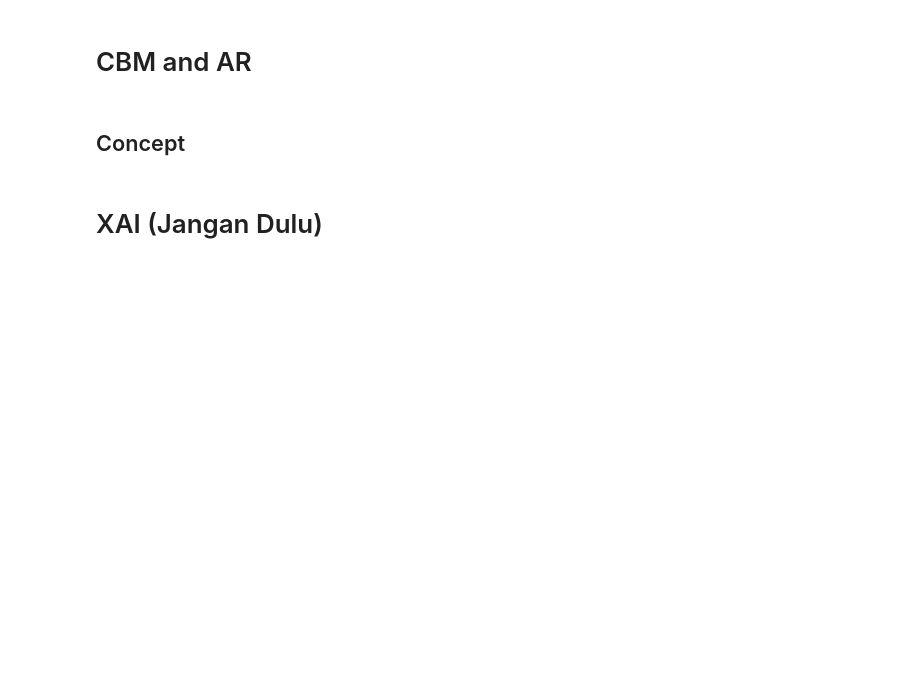
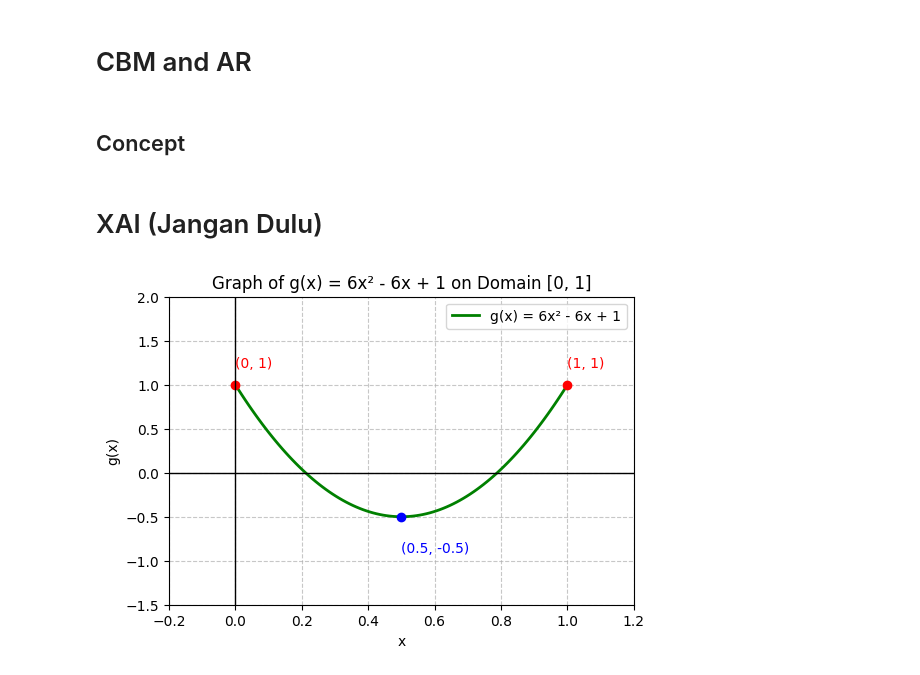
Before and after one commit to akhyaruu/pediatric-fusion, a Jupyter notebook: pediatric-appendicitis.ipynb, the cells around one changed output. Saved outputs shown, nothing was run; the diff lists cells and outputs as text; code cells hidden in the pictures; blank space fills up the shorter version.

Commit message:
Kaggle Notebook | Pediatric Appendicitis | Version 41

```diff
--- a/pediatric-appendicitis.ipynb
+++ b/pediatric-appendicitis.ipynb
@@ -1194,3 +1223,47 @@ print("\n✅ KODE MULTI-TASK (CBM + AR) BERFUNGSI DENGAN BAIK!")
 # # Plot Waterfall
 # shap.initjs()
 # shap.plots.waterfall(explanation)
+# %%
+import numpy as np
+import matplotlib.pyplot as plt
+
+# Define the function g(x)
+def g(x):
+    return 6*x**2 - 6*x + 1
+
+# Create x values from 0 to 1
+x_vals = np.linspace(0, 1, 100)
+y_vals = g(x_vals)
+
+# Create the plot
+plt.figure(figsize=(6, 4))
+plt.plot(x_vals, y_vals, label='g(x) = 6x² - 6x + 1', color='green', linewidth=2)
+
+# Mark the key points
+plt.plot(0, g(0), 'ro')         # (0, 1)
+plt.plot(1, g(1), 'ro')         # (1, 1)
+plt.plot(0.5, g(0.5), 'bo')     # Vertex (0.5, -0.5)
+
+# Annotations
+plt.text(0, 1.2, '(0, 1)', fontsize=10, color='red')
+plt.text(1, 1.2, '(1, 1)', fontsize=10, color='red')
+plt.text(0.5, -0.9, '(0.5, -0.5)', fontsize=10, color='blue')
+
+# Axes settings
+plt.xlim(-0.2, 1.2)
+plt.ylim(-1.5, 2)
+plt.axhline(0, color='black', linewidth=1)
+plt.axvline(0, color='black', linewidth=1)
+plt.grid(True, linestyle='--', alpha=0.7)
+plt.xlabel('x')
+plt.ylabel('g(x)')
+plt.title('Graph of g(x) = 6x² - 6x + 1 on Domain [0, 1]')
+plt.legend()
+
+# Save the image (for Kaggle download)
+plt.savefig('graph_g.png', dpi=300, bbox_inches='tight')
+
+# Show the plot
+plt.show()
+# %% [output]
+[figure, added]
```
Also changed, not shown: parts of 8 cells of this notebook.
